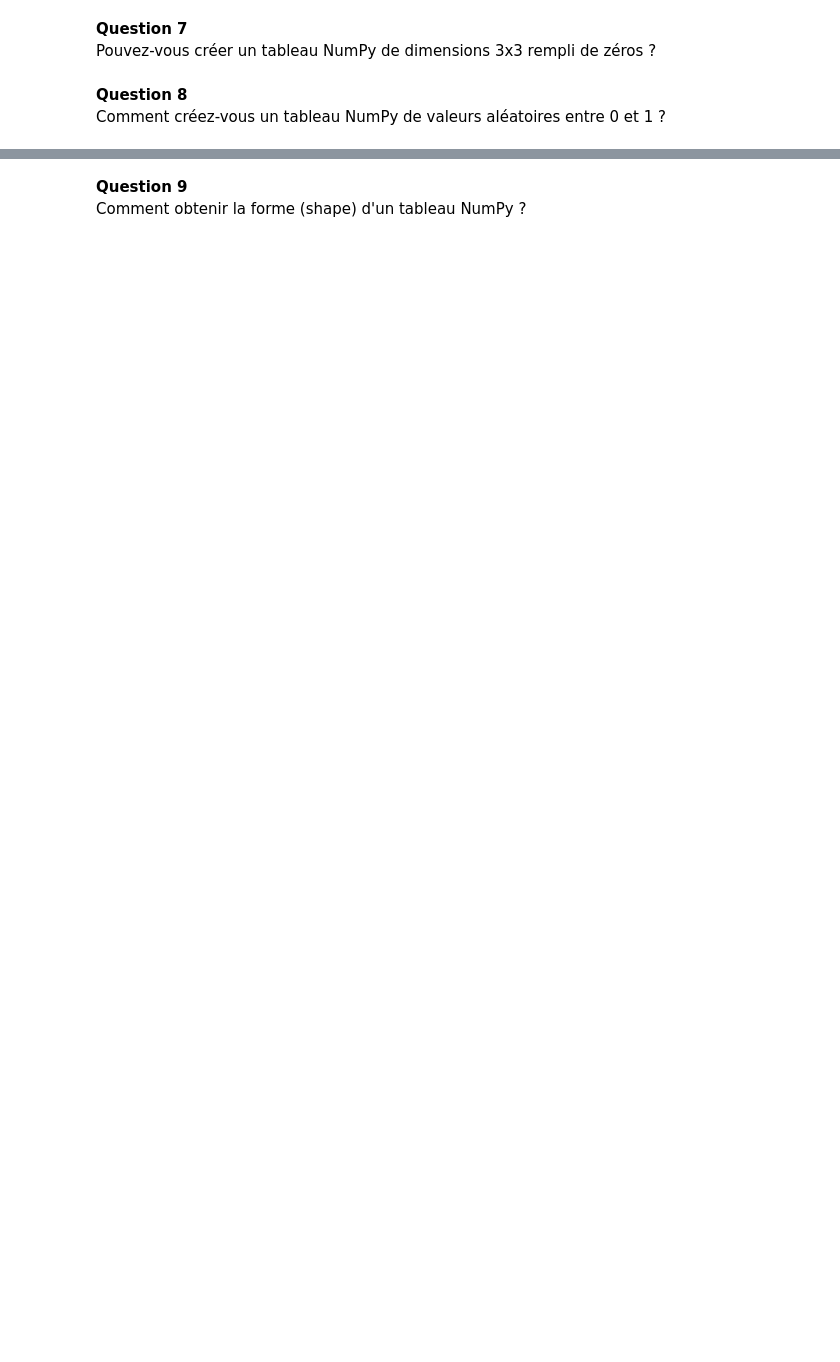
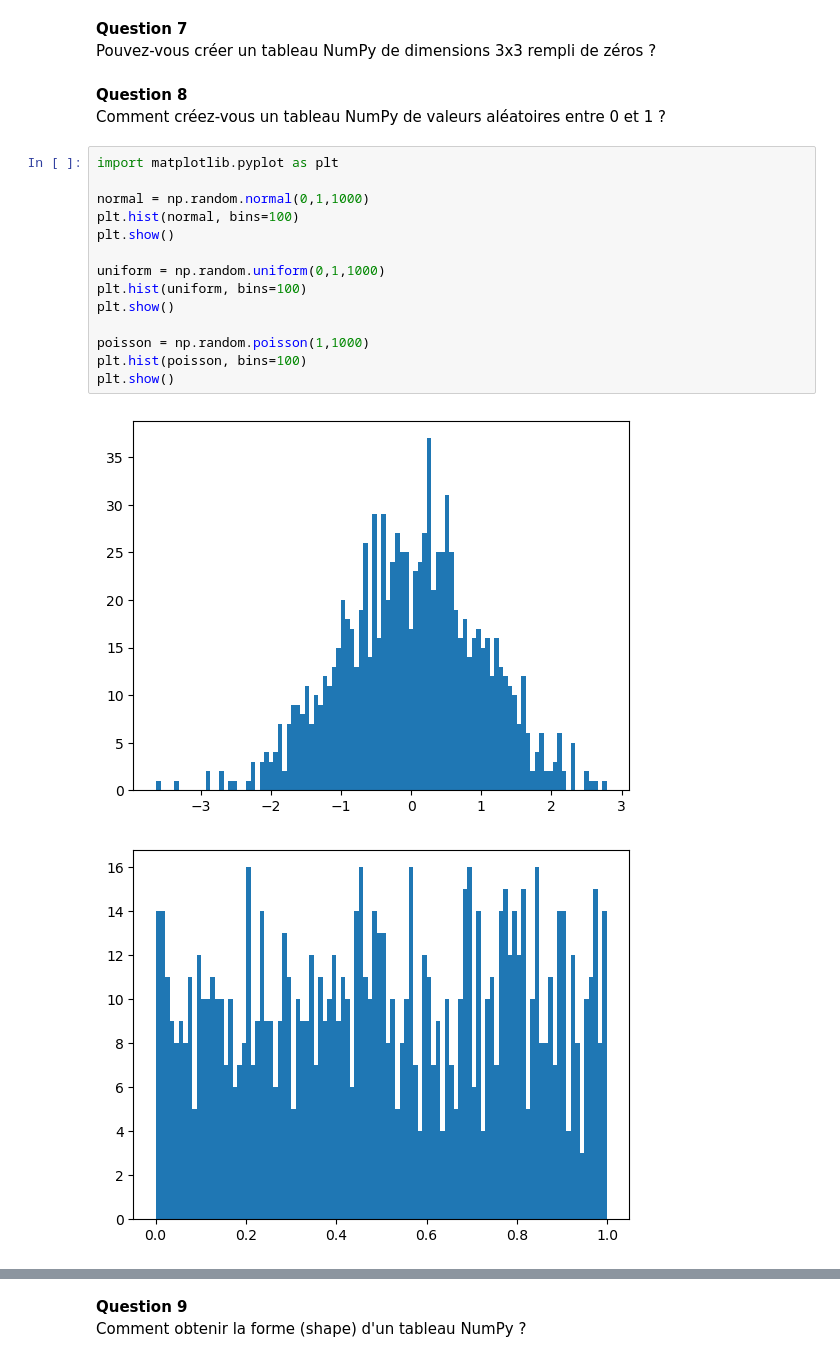
Before and after one commit to MuguiwaraSamy/TP_Dosimetrie_M2, a Jupyter notebook: Introduction Python/Exercices_Numpy/Numpy_Exercice.ipynb, the cells around one changed output, grey strips where cells are left out. Drawn from its saved outputs; the diff is of its cells as text; blank space fills up the shorter version.

```diff
--- a/Introduction Python/Exercices_Numpy/Numpy_Exercice.ipynb
+++ b/Introduction Python/Exercices_Numpy/Numpy_Exercice.ipynb
@@ -34,3 +88,20 @@ Pouvez-vous créer un tableau NumPy de dimensions 3x3 rempli de zéros ?
 # %% [markdown]
 **Question 8**
 Comment créez-vous un tableau NumPy de valeurs aléatoires entre 0 et 1 ?
+# %%
+import matplotlib.pyplot as plt
+
+normal = np.random.normal(0,1,1000)
+plt.hist(normal, bins=100)
+plt.show()
+
+uniform = np.random.uniform(0,1,1000)
+plt.hist(uniform, bins=100)
+plt.show()
+
+poisson = np.random.poisson(1,1000)
+plt.hist(poisson, bins=100)
+plt.show()
+# %% [output]
+[figure, added]
+[figure, added]
```
Also changed, not shown: parts of 20 cells of this notebook, 9 other files.
